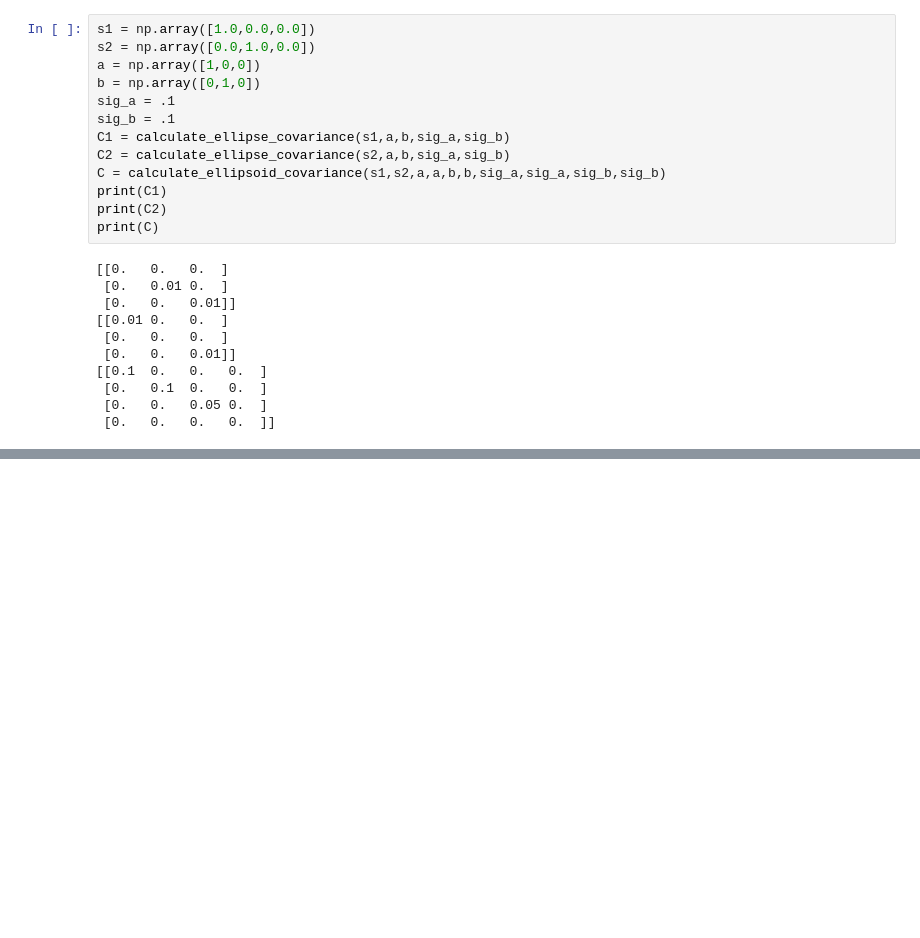
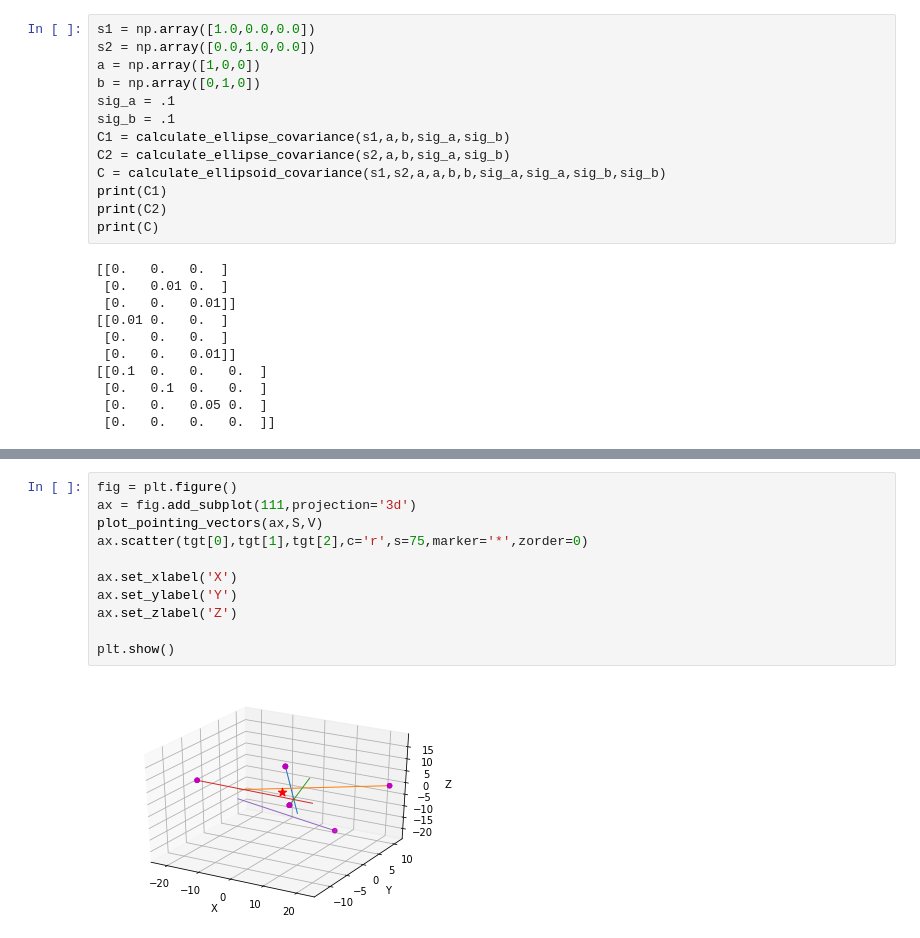
Before and after one commit to andylai2/Nball-triangulation, a Jupyter notebook: KF fusion.ipynb, the cells around one changed output, grey strips where cells are left out. Drawn from its saved outputs; the diff is of its cells as text; blank space fills up the shorter version.

```diff
--- a/KF fusion.ipynb
+++ b/KF fusion.ipynb
@@ -608,0 +590,13 @@ print('Least Squares MSE:', lstsq_mse)
+# %%
+fig = plt.figure()
+ax = fig.add_subplot(111,projection='3d')
+plot_pointing_vectors(ax,S,V)
+ax.scatter(tgt[0],tgt[1],tgt[2],c='r',s=75,marker='*',zorder=0)
+
+ax.set_xlabel('X')
+ax.set_ylabel('Y')
+ax.set_zlabel('Z')
+
+plt.show()
+# %% [output]
+[figure, added]
```
Also changed, not shown: parts of 14 cells of this notebook.
